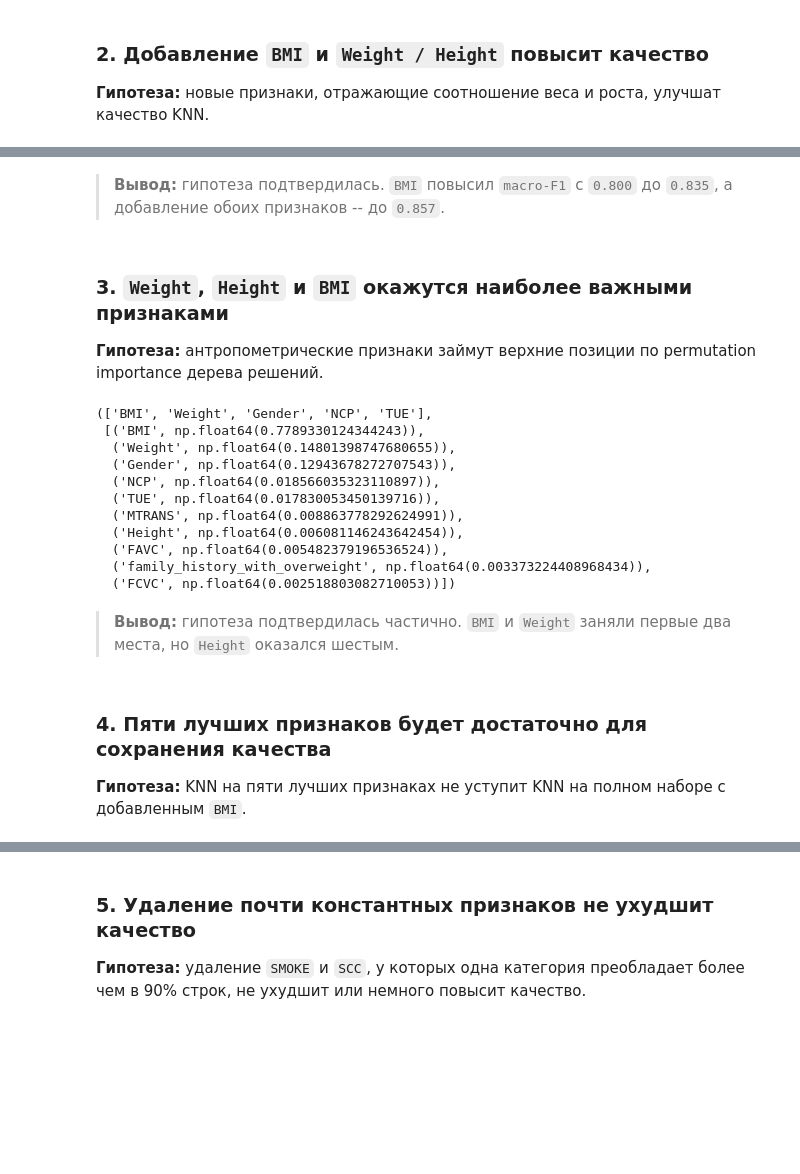
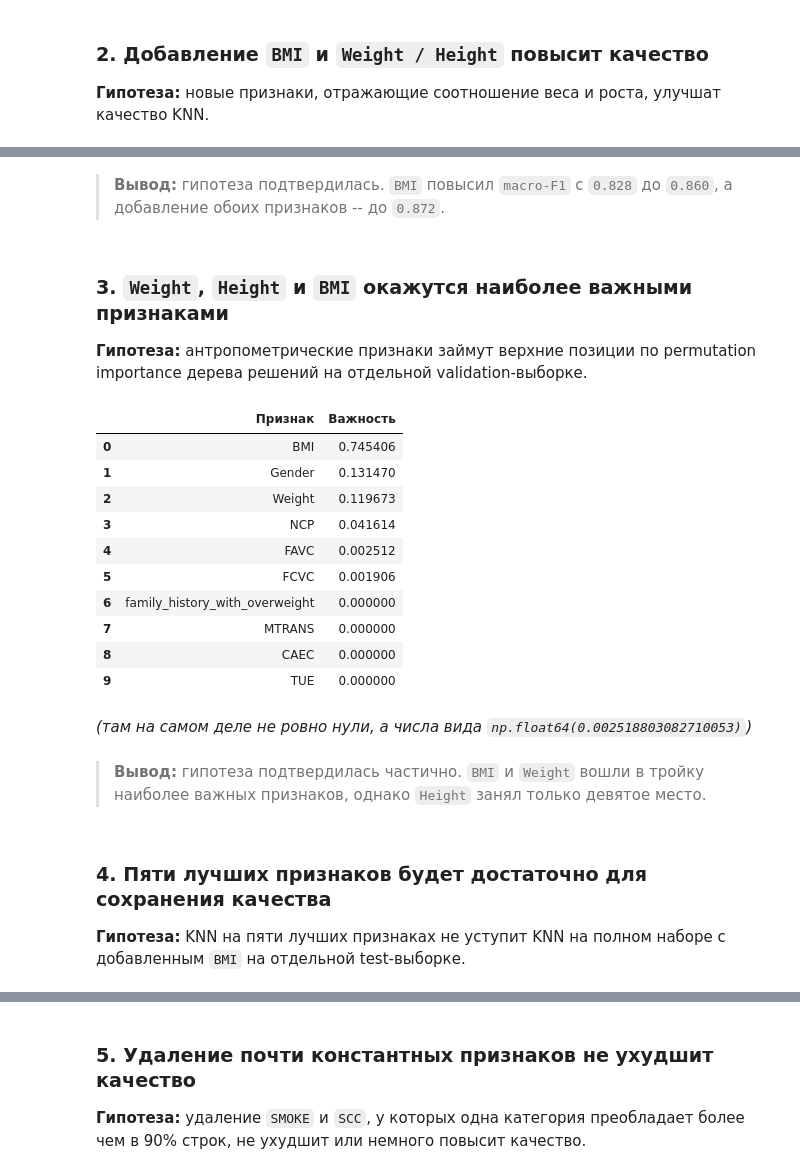
Before and after one commit to DmitryS-01/mlStartHWsSorochan, a Jupyter notebook: research.ipynb, the cells around one changed output, grey strips where cells are left out. Saved outputs shown, nothing was run; the diff lists cells and outputs as text; code cells hidden in the pictures; blank space fills up the shorter version.

```diff
--- a/research.ipynb
+++ b/research.ipynb
@@ -62,7 +61,7 @@ transformer = ColumnTransformer(
         (
             "strs",
             OneHotEncoder(handle_unknown="ignore"),
-            make_column_selector(dtype_include=object),
+            make_column_selector(dtype_include=str),
         ),
     ]
 )  # KNN'у нужен скейлер
@@ -138,58 +213,72 @@ BMIplusWHfeatures_accuracy = cross_val_score(
 # %% [markdown]
-> **Вывод:** гипотеза подтвердилась. `BMI` повысил `macro-F1` с `0.800` до `0.835`, а добавление обоих признаков -- до `0.857`.
+> **Вывод:** гипотеза подтвердилась. `BMI` повысил `macro-F1` с `0.828` до `0.860`, а добавление обоих признаков -- до `0.872`.
 # %% [markdown]
 ### 3. `Weight`, `Height` и `BMI` окажутся наиболее важными признаками
 
-**Гипотеза:** антропометрические признаки займут верхние позиции по permutation importance дерева решений.
+**Гипотеза:** антропометрические признаки займут верхние позиции по permutation importance дерева решений на отдельной validation-выборке.
 # %%
 X3 = X.copy()
-X3["BMI"] = X3["Weight"] / (X3["Height"])**2
+X3["BMI"] = X3["Weight"] / (X3["Height"]) ** 2
 
 X_train3, X_test3, y_train3, y_test3 = train_test_split(
     X3,
     y,
     test_size=0.25,
     stratify=y,
     random_state=SEED,
 )
 
+X_fit3, X_valid3, y_fit3, y_valid3 = train_test_split(
+    X_train3,
+    y_train3,
+    test_size=0.25,
+    stratify=y_train3,
+    random_state=SEED,
+)
+
 decision_tree = make_pipeline(
     transformer,
     DecisionTreeClassifier(random_state=SEED),
 )
-decision_tree.fit(X_train3, y_train3)
+decision_tree.fit(X_fit3, y_fit3)
 
 permutation = permutation_importance(
     decision_tree,
-    X_test3,
-    y_test3,
+    X_valid3,
+    y_valid3,
     scoring="f1_macro",
     n_repeats=10,
     random_state=SEED,
 )
 
-importances = list(zip(X3.columns, permutation.importances_mean))
-importances.sort(key=lambda x: x[1], reverse=True)
+importances = pd.DataFrame(
+    {
+        "Признак": X3.columns,
+        "Важность": permutation.importances_mean,
+    }
+).sort_values("Важность", ascending=False)
 
-most_important = [i[0] for i in importances[:5]]
+most_important = importances.head(5)["Признак"].to_list()
 
-most_important, importances[:10]
+importances.head(10).reset_index(drop=True)
 # %% [output]
-(['BMI', 'Weight', 'Gender', 'NCP', 'TUE'],
- [('BMI', np.float64(0.7789330124344243)),
-  ('Weight', np.float64(0.14801398747680655)),
-  ('Gender', np.float64(0.12943678272707543)),
-  ('NCP', np.float64(0.018566035323110897)),
-  ('TUE', np.float64(0.017830053450139716)),
-  ('MTRANS', np.float64(0.008863778292624991)),
-  ('Height', np.float64(0.006081146243642454)),
-  ('FAVC', np.float64(0.005482379196536524)),
-  ('family_history_with_overweight', np.float64(0.003373224408968434)),
-  ('FCVC', np.float64(0.002518803082710053))])
+|  | Признак | Важность |
+| 0 | BMI | 0.745406 |
+| 1 | Gender | 0.131470 |
+| 2 | Weight | 0.119673 |
+| 3 | NCP | 0.041614 |
+| 4 | FAVC | 0.002512 |
+| 5 | FCVC | 0.001906 |
+| 6 | family_history_with_overweight | 0.000000 |
+| 7 | MTRANS | 0.000000 |
+| 8 | CAEC | 0.000000 |
+| 9 | TUE | 0.000000 |
+# %% [markdown]
+_(там на самом деле не ровно нули, а числа вида `np.float64(0.002518803082710053)`)_
 # %% [markdown]
-> **Вывод:** гипотеза подтвердилась частично. `BMI` и `Weight` заняли первые два места, но `Height` оказался шестым.
+> **Вывод:** гипотеза подтвердилась частично. `BMI` и `Weight` вошли в тройку наиболее важных признаков, однако `Height` занял только девятое место.
 # %% [markdown]
 ### 4. Пяти лучших признаков будет достаточно для сохранения качества
 
-**Гипотеза:** KNN на пяти лучших признаках не уступит KNN на полном наборе с добавленным `BMI`.
+**Гипотеза:** KNN на пяти лучших признаках не уступит KNN на полном наборе с добавленным `BMI` на отдельной test-выборке.
 # %%
```
Also changed, not shown: parts of 20 cells of this notebook, 1 other file.
